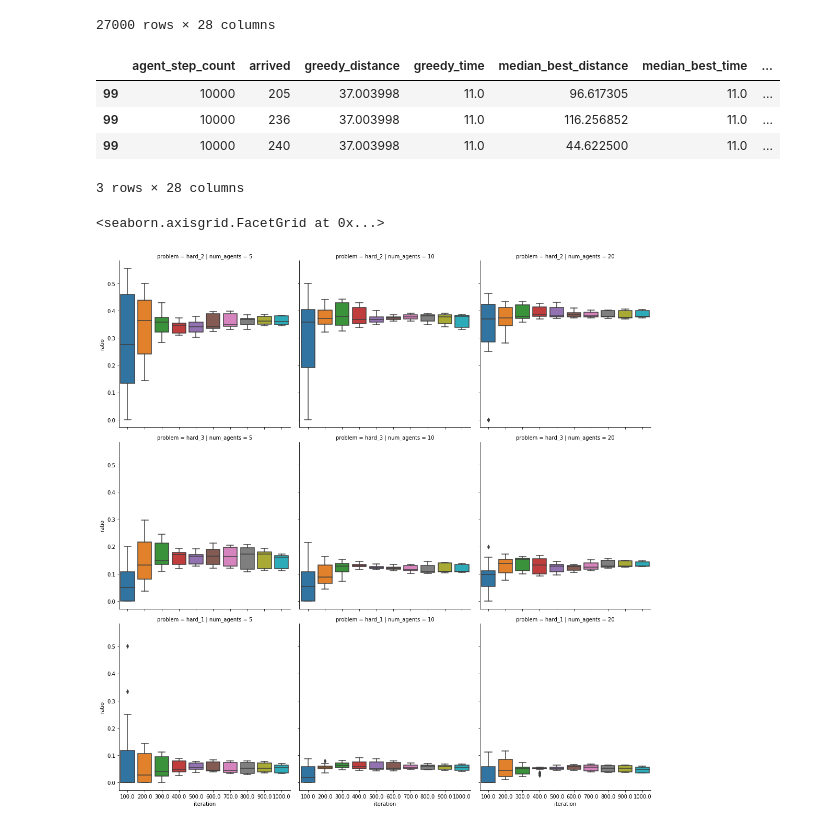
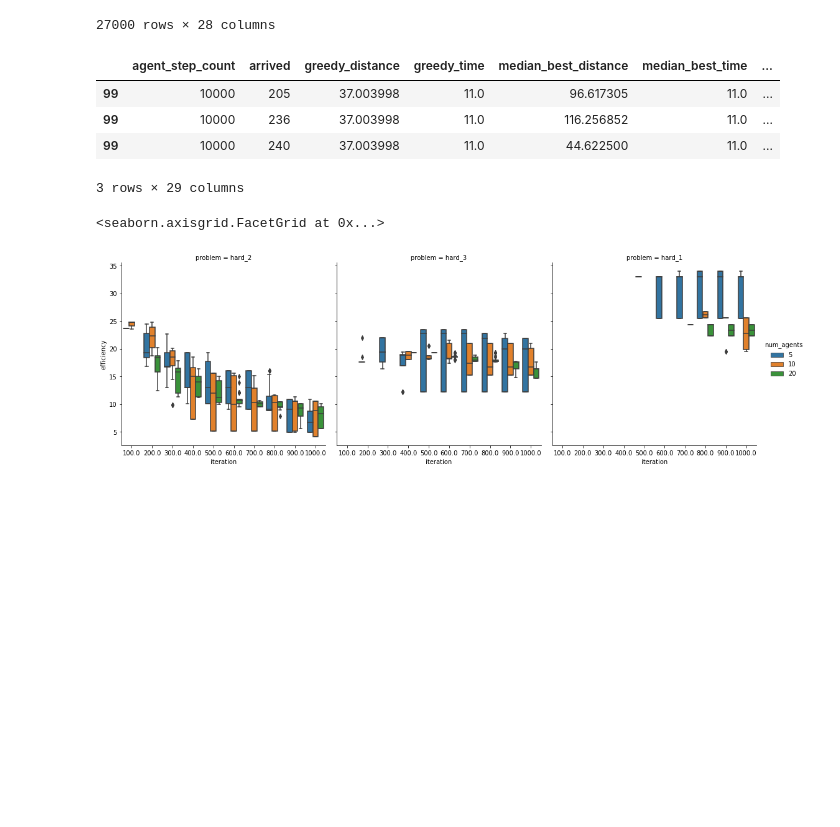
Before and after one commit to ovgu-FINken/ACO-MAPF, a Jupyter notebook: Aco-Visualization.ipynb, the cells around one changed output. Drawn from its saved outputs; the diff is of its cells as text; code cells hidden in the pictures; blank space fills up the shorter version.

Commit message:
adding efficiency

```diff
--- a/Aco-Visualization.ipynb
+++ b/Aco-Visualization.ipynb
@@ -191,6 +191,7 @@ df = remote.load_results("data/normalize_optimize.pkl")
 df = df.replace(np.inf, np.nan)
 df['iteration'] = 100 * np.ceil(df['world_step_count'] / 100)
 df['ratio'] = df["arrived"] / (df["stuck"] + df["arrived"])
+df['efficiency'] = df["median_best_distance"] / df["median_best_time"]
 #df.loc[df["world_step_count"]==50].head(50)
 # %%
 df["iteration"].unique()
@@ -232,10 +233,10 @@ best.loc[best.world_step_count == 1000].head(3)
 | 99 | 10000 | 205 | 37.003998 | 11.0 | 96.617305 | 11.0 | ... |
 | 99 | 10000 | 236 | 37.003998 | 11.0 | 116.256852 | 11.0 | ... |
 | 99 | 10000 | 240 | 37.003998 | 11.0 | 44.622500 | 11.0 | ... |
-3 rows × 28 columns
+3 rows × 29 columns
 # %%
-sns.catplot(data=best, x="iteration", y="ratio", kind="box", row="problem", col="num_agents")
+sns.catplot(data=best, x="iteration", y="efficiency", kind="box", col="problem", hue="num_agents")
 # %% [output]
 <seaborn.axisgrid.FacetGrid at 0x...>
-[figure, old version]
+[figure, new version]
 # %%
```
Also changed, not shown: parts of 1 cell of this notebook, 1 other file.
